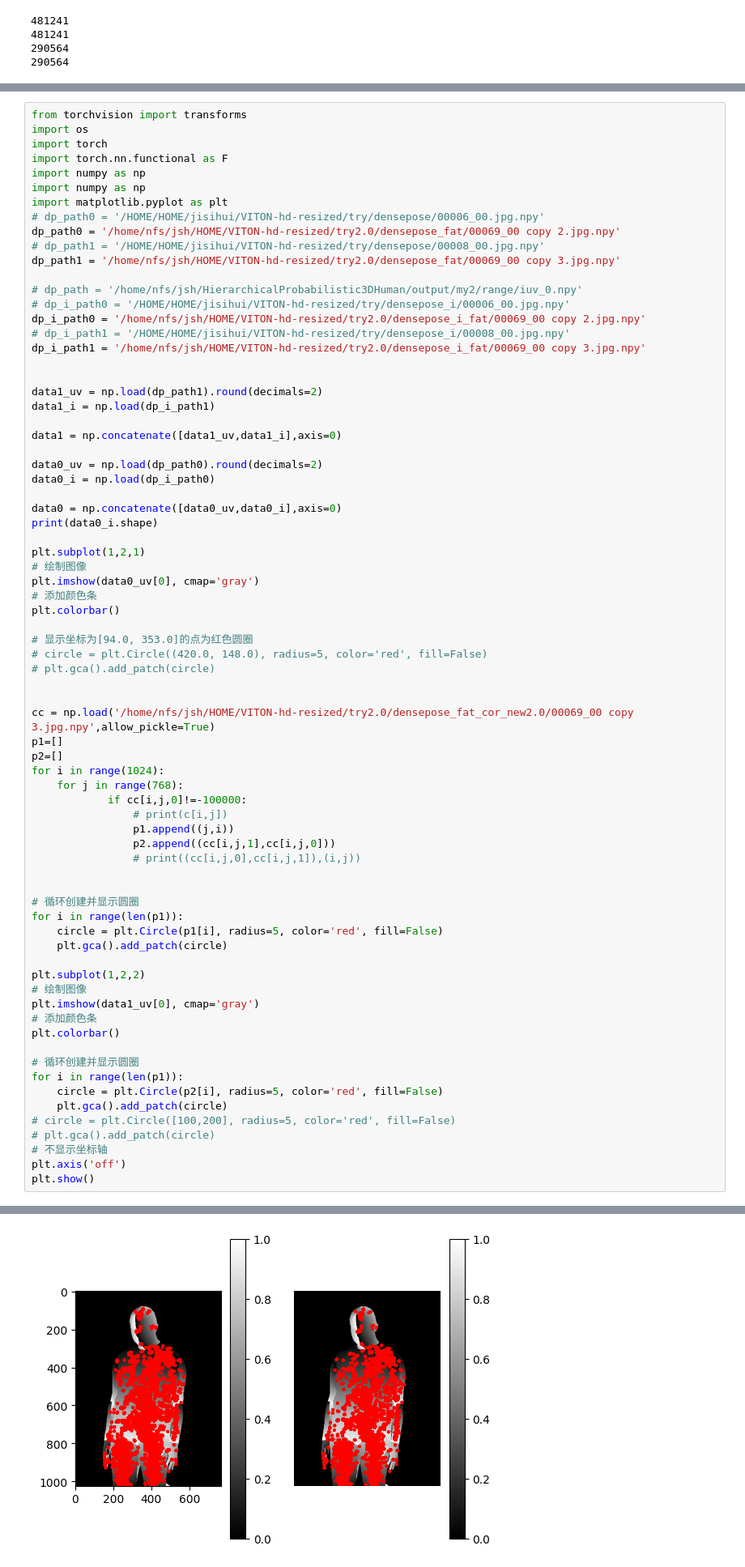
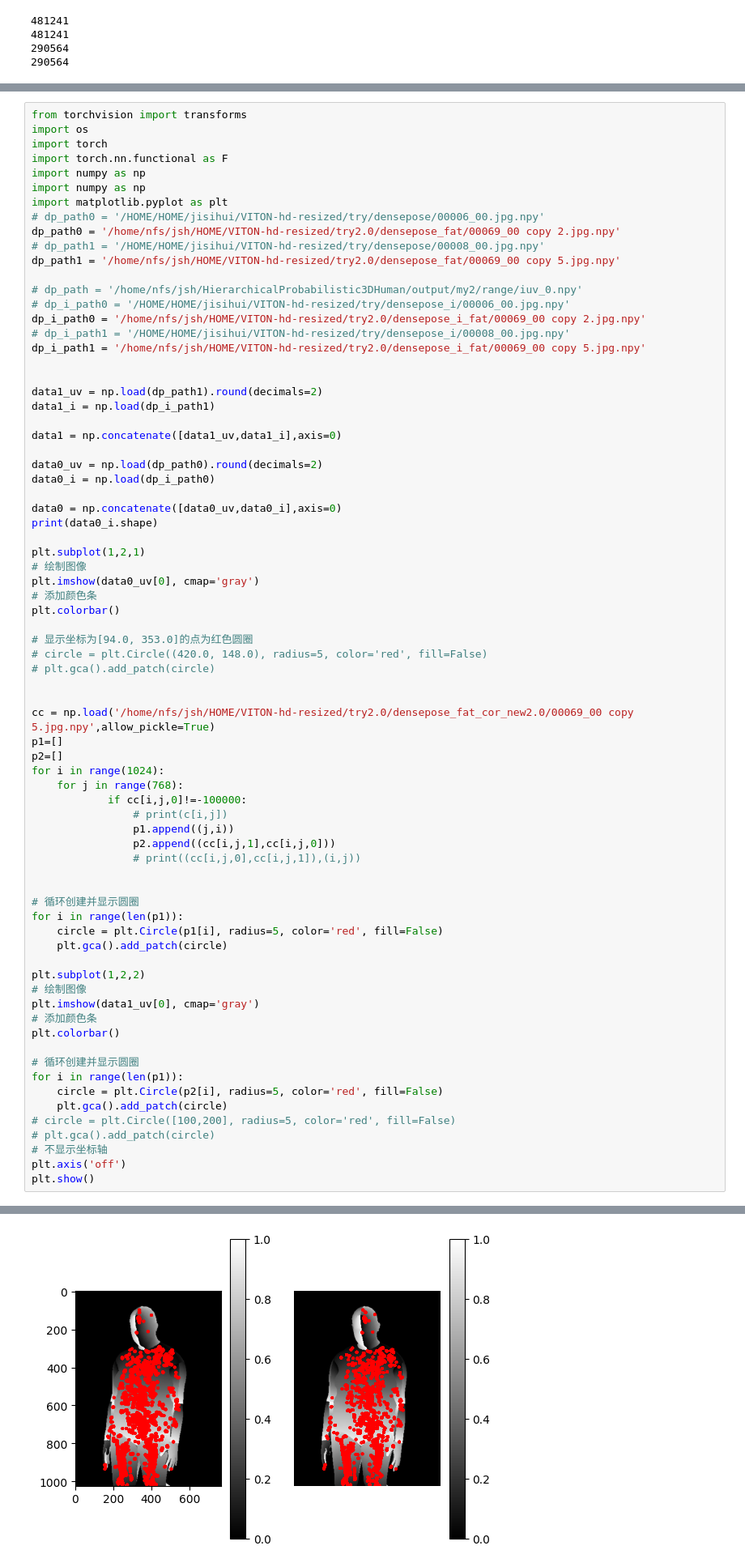
Before and after one commit to Sihui-Ji-10-9/DisCo10.9, a Jupyter notebook: tsv_example/cor.ipynb, the cells around one changed output, grey strips where cells are left out. Shown at 81% size. Saved outputs shown, nothing was run; the diff lists cells and outputs as text.

```diff
--- a/tsv_example/cor.ipynb
+++ b/tsv_example/cor.ipynb
@@ -176,13 +176,13 @@ import matplotlib.pyplot as plt
 # dp_path0 = '/HOME/HOME/jisihui/VITON-hd-resized/try/densepose/00006_00.jpg.npy'
 dp_path0 = '/home/nfs/jsh/HOME/VITON-hd-resized/try2.0/densepose_fat/00069_00 copy 2.jpg.npy'
 # dp_path1 = '/HOME/HOME/jisihui/VITON-hd-resized/try/densepose/00008_00.jpg.npy'
-dp_path1 = '/home/nfs/jsh/HOME/VITON-hd-resized/try2.0/densepose_fat/00069_00 copy 3.jpg.npy'
+dp_path1 = '/home/nfs/jsh/HOME/VITON-hd-resized/try2.0/densepose_fat/00069_00 copy 5.jpg.npy'
 
 # dp_path = '/home/nfs/jsh/HierarchicalProbabilistic3DHuman/output/my2/range/iuv_0.npy'
 # dp_i_path0 = '/HOME/HOME/jisihui/VITON-hd-resized/try/densepose_i/00006_00.jpg.npy'
 dp_i_path0 = '/home/nfs/jsh/HOME/VITON-hd-resized/try2.0/densepose_i_fat/00069_00 copy 2.jpg.npy'
 # dp_i_path1 = '/HOME/HOME/jisihui/VITON-hd-resized/try/densepose_i/00008_00.jpg.npy'
-dp_i_path1 = '/home/nfs/jsh/HOME/VITON-hd-resized/try2.0/densepose_i_fat/00069_00 copy 3.jpg.npy'
+dp_i_path1 = '/home/nfs/jsh/HOME/VITON-hd-resized/try2.0/densepose_i_fat/00069_00 copy 5.jpg.npy'
 
 
 data1_uv = np.load(dp_path1).round(decimals=2)
@@ -207,41 +207,41 @@ plt.colorbar()
 # plt.gca().add_patch(circle)
 
 
-cc = np.load('/home/nfs/jsh/HOME/VITON-hd-resized/try2.0/densepose_fat_cor_new2.0/00069_00 copy 3.jpg.npy',allow_pickle=True)
+cc = np.load('/home/nfs/jsh/HOME/VITON-hd-resized/try2.0/densepose_fat_cor_new2.0/00069_00 copy 5.jpg.npy',allow_pickle=True)
 p1=[]
 p2=[]
 for i in range(1024):
     for j in range(768):
             if cc[i,j,0]!=-100000:
                 # print(c[i,j])
                 p1.append((j,i))
                 p2.append((cc[i,j,1],cc[i,j,0]))
                 # print((cc[i,j,0],cc[i,j,1]),(i,j))
 
 
 # 循环创建并显示圆圈
 for i in range(len(p1)):
     circle = plt.Circle(p1[i], radius=5, color='red', fill=False)
     plt.gca().add_patch(circle)
 
 plt.subplot(1,2,2)
 # 绘制图像
 plt.imshow(data1_uv[0], cmap='gray')
 # 添加颜色条
 plt.colorbar()
 
 # 循环创建并显示圆圈
 for i in range(len(p1)):
     circle = plt.Circle(p2[i], radius=5, color='red', fill=False)
     plt.gca().add_patch(circle)
 # circle = plt.Circle([100,200], radius=5, color='red', fill=False)
 # plt.gca().add_patch(circle)
 # 不显示坐标轴
 plt.axis('off')
 plt.show()
 # %% [output]
 (1, 1024, 768)
-[figure, old version]
+[figure, new version]
 # %%
 from torchvision import transforms
 import os
```
Also changed, not shown: parts of 3 cells of this notebook, 13 other files.
